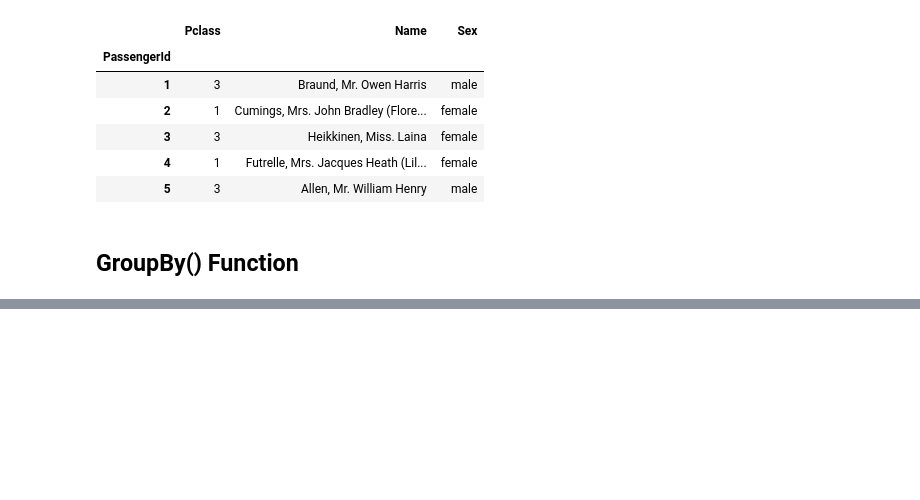
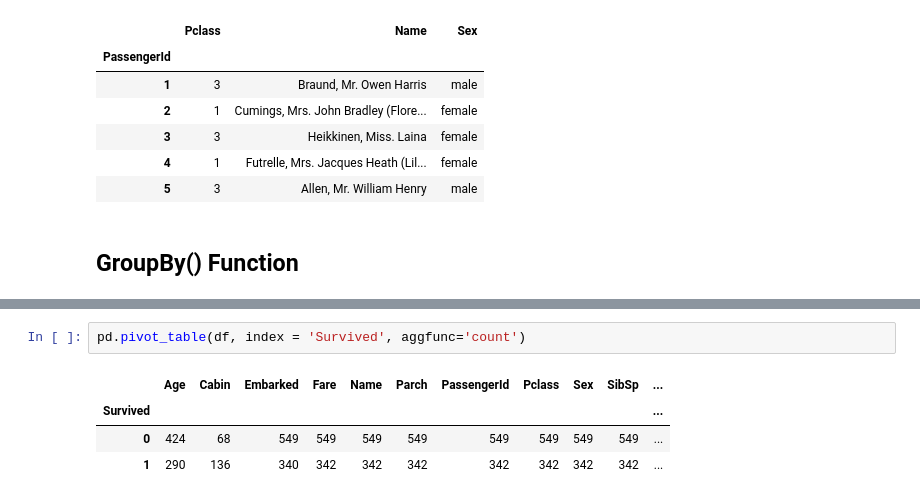
Before and after one commit to GarimaPaudel/Python-Libraries, a Jupyter notebook: Pandas.ipynb, the cells around one changed output, grey strips where cells are left out. Cells and saved outputs as stored; diff of their text form; blank space fills up the shorter version.

```diff
--- a/Pandas.ipynb
+++ b/Pandas.ipynb
@@ -764,0 +1011,7 @@ dfl.iloc[0:5,1:4]
+# %%
+pd.pivot_table(df, index = 'Survived', aggfunc='count')
+# %% [output]
+|  | Age | Cabin | Embarked | Fare | Name | Parch | PassengerId | Pclass | Sex | SibSp | ... |
+| Survived |  |  |  |  |  |  |  |  |  |  | ... |
+| 0 | 424 | 68 | 549 | 549 | 549 | 549 | 549 | 549 | 549 | 549 | ... |
+| 1 | 290 | 136 | 340 | 342 | 342 | 342 | 342 | 342 | 342 | 342 | ... |
```
Also changed, not shown: parts of 31 cells of this notebook.
